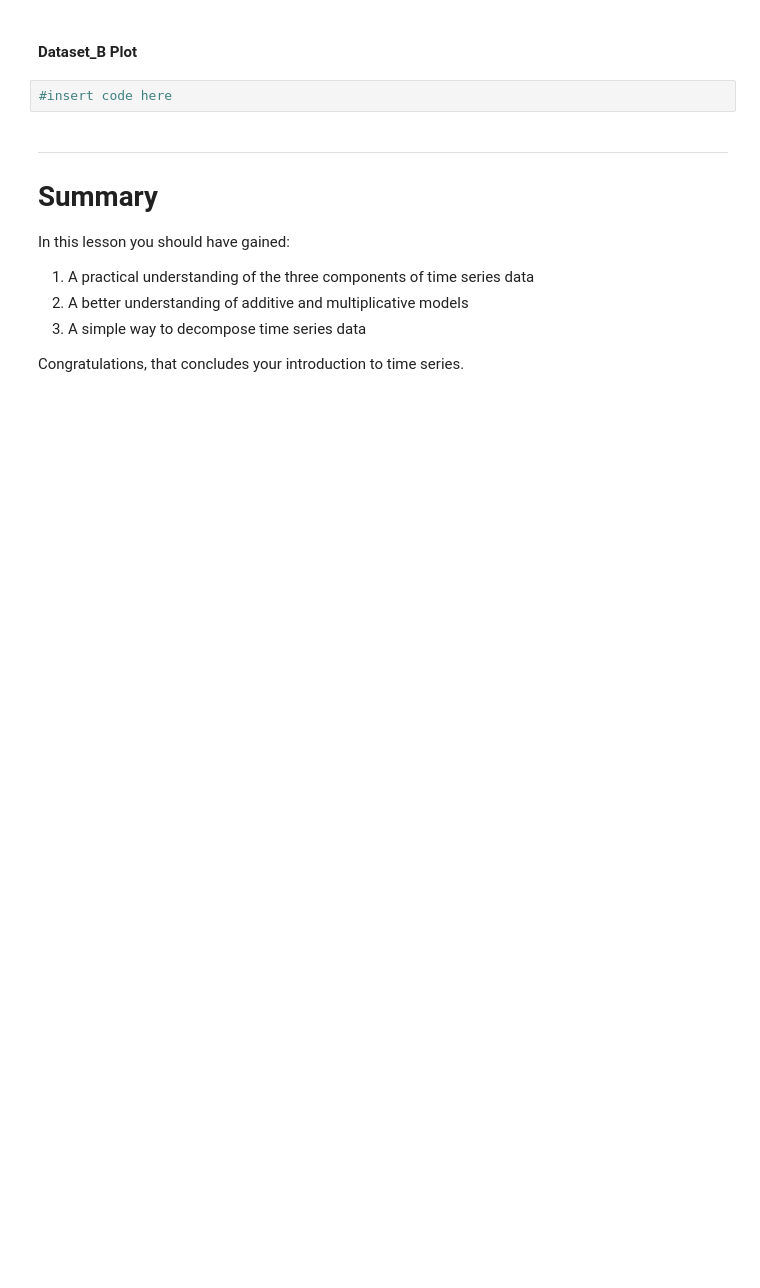
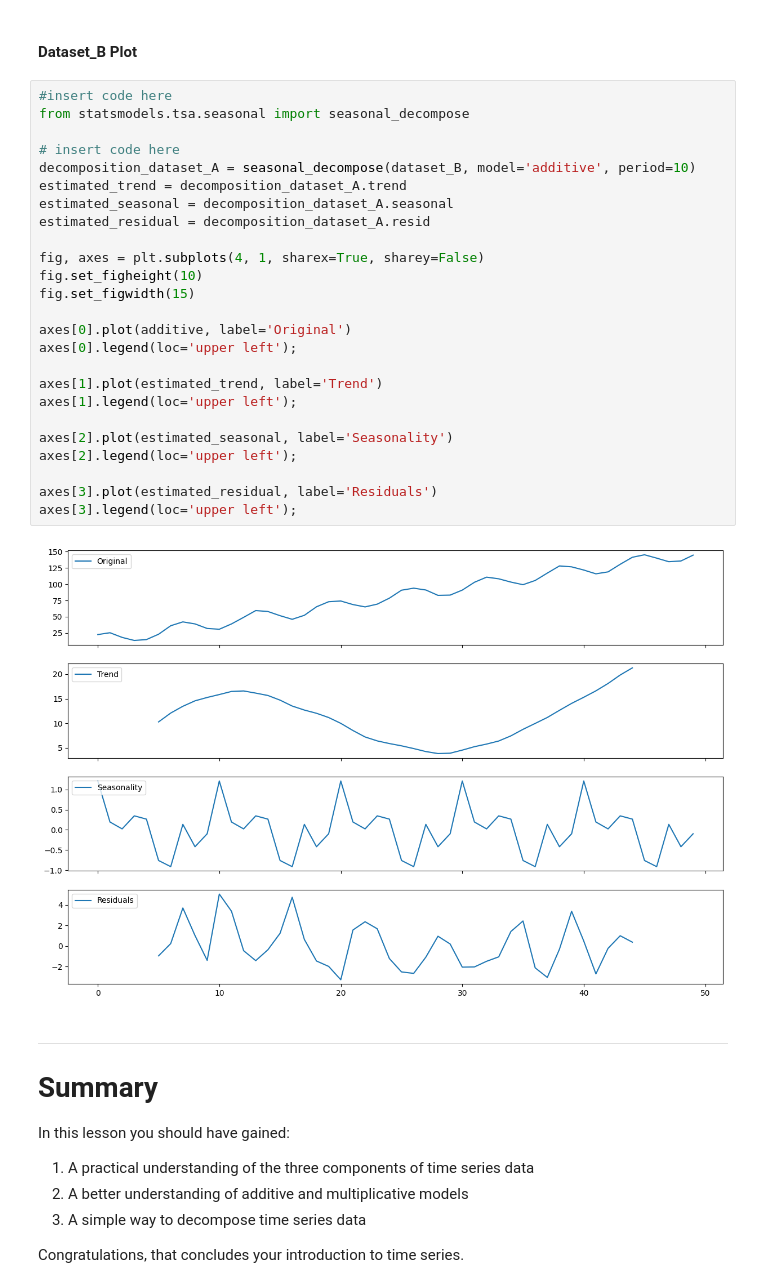
Before and after one commit to jvtaylar-cpe/SpecialTopicsDS, a Jupyter notebook: Module 1/Introduction_to_Time_Series_student.ipynb, the cells around one changed output. Cells and saved outputs as stored; diff of their text form; blank space fills up the shorter version.

```diff
--- a/Module 1/Introduction_to_Time_Series_student.ipynb
+++ b/Module 1/Introduction_to_Time_Series_student.ipynb
@@ -274,7 +324,32 @@ from statsmodels.tsa.seasonal import seasonal_decompose
 # %% [markdown]
 #### Dataset_B Plot
-# %%
-#insert code here
+# %%
+#insert code here
+from statsmodels.tsa.seasonal import seasonal_decompose
+
+# insert code here
+decomposition_dataset_A = seasonal_decompose(dataset_B, model='additive', period=10)
+estimated_trend = decomposition_dataset_A.trend
+estimated_seasonal = decomposition_dataset_A.seasonal
+estimated_residual = decomposition_dataset_A.resid
+
+fig, axes = plt.subplots(4, 1, sharex=True, sharey=False)
+fig.set_figheight(10)
+fig.set_figwidth(15)
+
+axes[0].plot(additive, label='Original')
+axes[0].legend(loc='upper left');
+
+axes[1].plot(estimated_trend, label='Trend')
+axes[1].legend(loc='upper left');
+
+axes[2].plot(estimated_seasonal, label='Seasonality')
+axes[2].legend(loc='upper left');
+
+axes[3].plot(estimated_residual, label='Residuals')
+axes[3].legend(loc='upper left');
+# %% [output]
+[figure, added]
 # %% [markdown]
 ---
 # Summary
```
Also changed, not shown: parts of 7 cells of this notebook, 14 other files.
